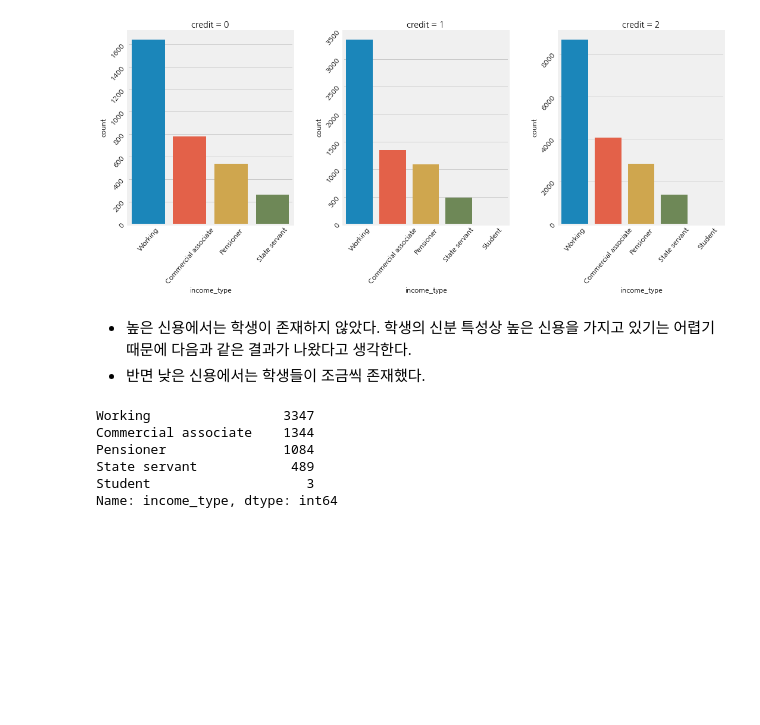
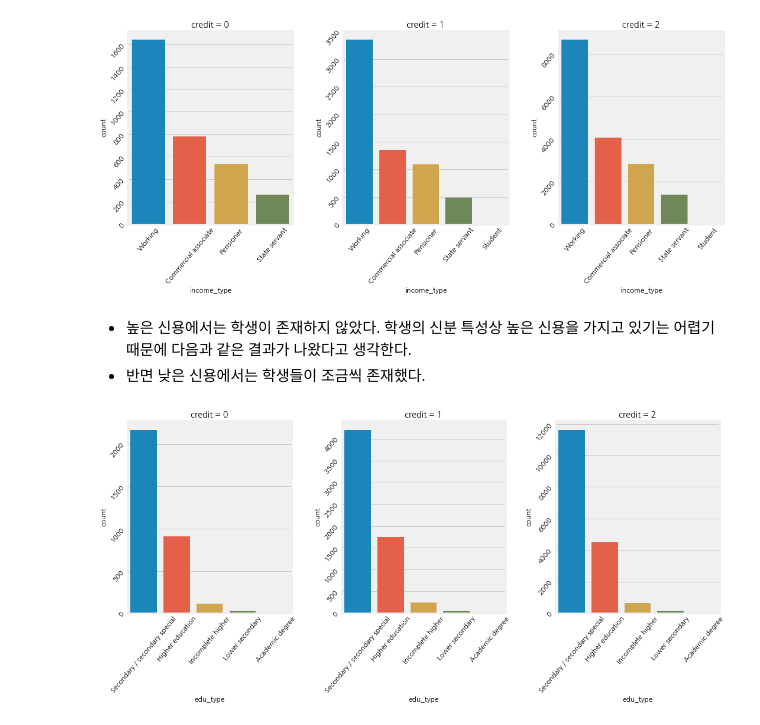
Before and after one commit to jaaaamj0711/DACON, a Jupyter notebook: dacon_ing.ipynb, the cells around one changed output. Saved outputs shown, nothing was run; the diff lists cells and outputs as text; code cells hidden in the pictures; blank space fills up the shorter version.

```diff
--- a/dacon_ing.ipynb
+++ b/dacon_ing.ipynb
@@ -181,12 +192,7 @@ plot('income_type')
 # %% [markdown]
 - 높은 신용에서는 학생이 존재하지 않았다. 학생의 신분 특성상 높은 신용을 가지고 있기는 어렵기 때문에 다음과 같은 결과가 나왔다고 생각한다.
 - 반면 낮은 신용에서는 학생들이 조금씩 존재했다.
-# %%
-train_1['income_type'].value_counts()
-# %% [output]
-Working                 3347
-Commercial associate    1344
-Pensioner               1084
-State servant            489
-Student                    3
-Name: income_type, dtype: int64
+# %%
+plot('edu_type')
+# %% [output]
+[figure, added]
```
Also changed, not shown: parts of 11 cells of this notebook.
